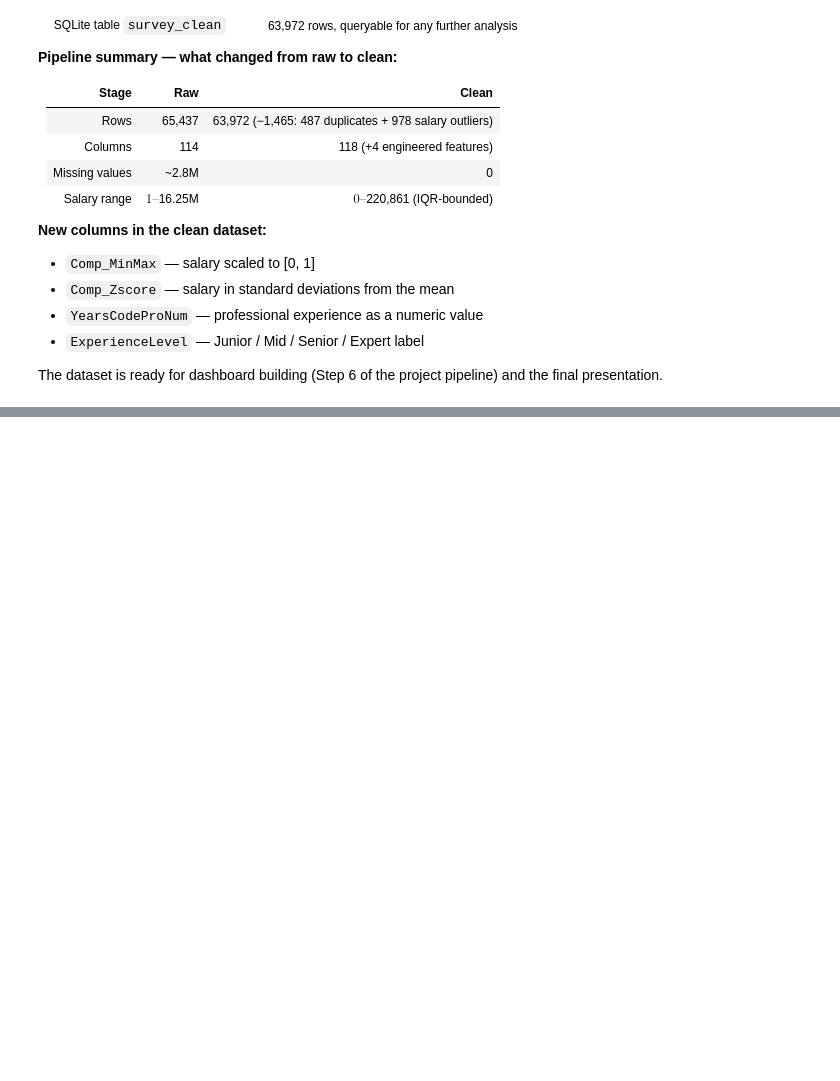
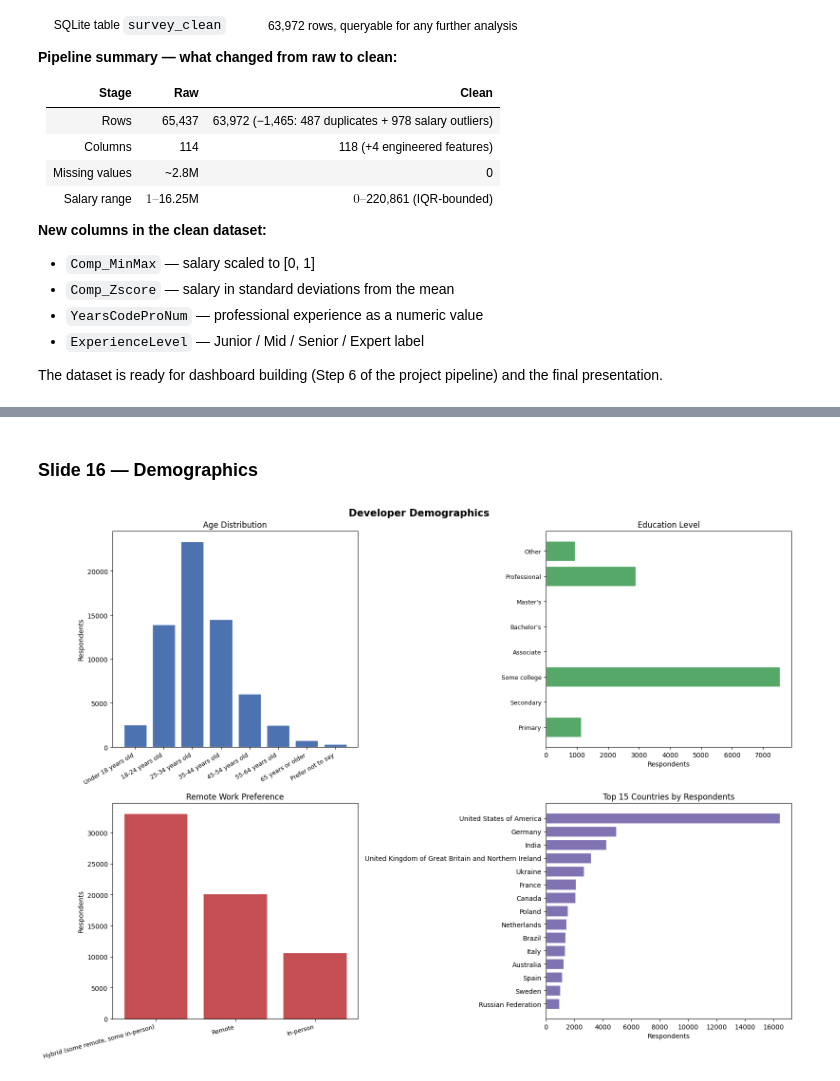
Before and after one commit to adriant25/ibm-data-analyst-capstone, a Jupyter notebook: capstone-project/Capstone_Survey_Analysis.ipynb, the cells around one changed output, grey strips where cells are left out. Cells and saved outputs as stored; diff of their text form; code cells hidden in the pictures; blank space fills up the shorter version.

```diff
--- a/capstone-project/Capstone_Survey_Analysis.ipynb
+++ b/capstone-project/Capstone_Survey_Analysis.ipynb
@@ -606,0 +652,50 @@ The dataset is ready for dashboard building (Step 6 of the project pipeline) and
+# %% [markdown]
+### Slide 16 — Demographics
+# %%
+# Bar chart chosen over pie for all — too many categories for pie to be readable
+fig, axes = plt.subplots(2, 2, figsize=(16, 12))
+
+# Age distribution
+age_order = ["Under 18 years old","18-24 years old","25-34 years old",
+             "35-44 years old","45-54 years old","55-64 years old",
+             "65 years or older","Prefer not to say"]
+age_counts = df_clean["Age"].value_counts().reindex(age_order).fillna(0)
+axes[0,0].bar(range(len(age_counts)), age_counts.values, color="#4C72B0", edgecolor="white")
+axes[0,0].set_xticks(range(len(age_counts)))
+axes[0,0].set_xticklabels(age_counts.index, rotation=30, ha="right", fontsize=9)
+axes[0,0].set_title("Age Distribution", fontsize=12)
+axes[0,0].set_ylabel("Respondents")
+
+# Education level
+ed_order = ["Primary/elementary school","Secondary school",
+            "Some college/university study without earning a degree",
+            "Associate degree","Bachelor's degree (B.A., B.S., B.Eng., etc.)",
+            "Master's degree (M.A., M.S., M.Eng., MBA, etc.)",
+            "Professional degree (JD, MD, Ph.D, Ed.D, etc.)","Something else"]
+short_labels = ["Primary","Secondary","Some college","Associate","Bachelor's","Master's","Professional","Other"]
+ed_counts = df_clean["EdLevel"].value_counts().reindex(ed_order).fillna(0)
+axes[0,1].barh(range(len(ed_counts)), ed_counts.values, color="#55A868", edgecolor="white")
+axes[0,1].set_yticks(range(len(ed_counts)))
+axes[0,1].set_yticklabels(short_labels, fontsize=9)
+axes[0,1].set_title("Education Level", fontsize=12)
+axes[0,1].set_xlabel("Respondents")
+
+# Remote work preference
+remote_counts = df_clean["RemoteWork"].value_counts()
+axes[1,0].bar(range(len(remote_counts)), remote_counts.values, color="#C44E52", edgecolor="white")
+axes[1,0].set_xticks(range(len(remote_counts)))
+axes[1,0].set_xticklabels(remote_counts.index, rotation=15, ha="right", fontsize=9)
+axes[1,0].set_title("Remote Work Preference", fontsize=12)
+axes[1,0].set_ylabel("Respondents")
+
+# Top 15 countries
+top_countries = df_clean["Country"].value_counts().head(15).sort_values()
+axes[1,1].barh(top_countries.index, top_countries.values, color="#8172B2", edgecolor="white")
+axes[1,1].set_title("Top 15 Countries by Respondents", fontsize=12)
+axes[1,1].set_xlabel("Respondents")
+
+plt.suptitle("Developer Demographics", fontsize=15, fontweight="bold")
+plt.tight_layout()
+plt.show()
+# %% [output]
+[figure, added]
```
Also changed, not shown: parts of 8 cells of this notebook.
